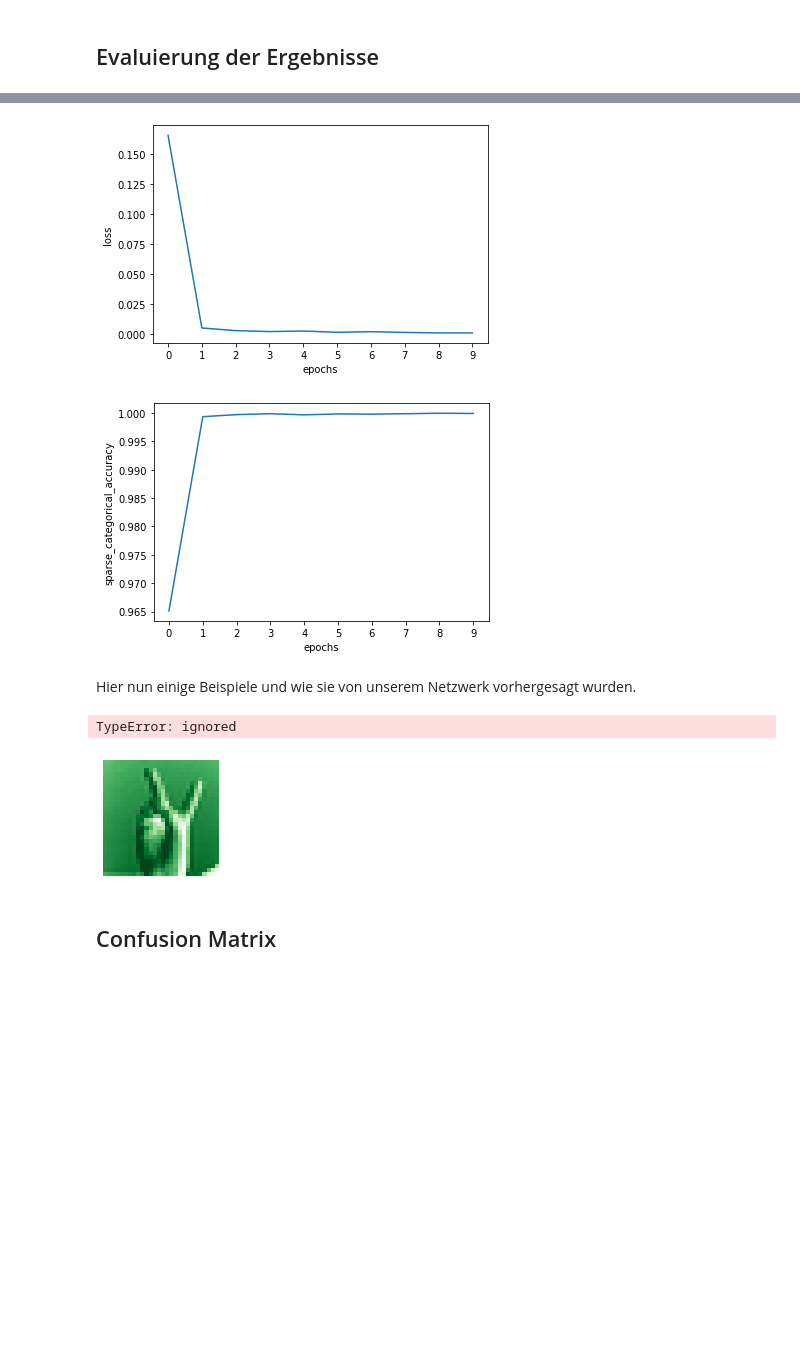
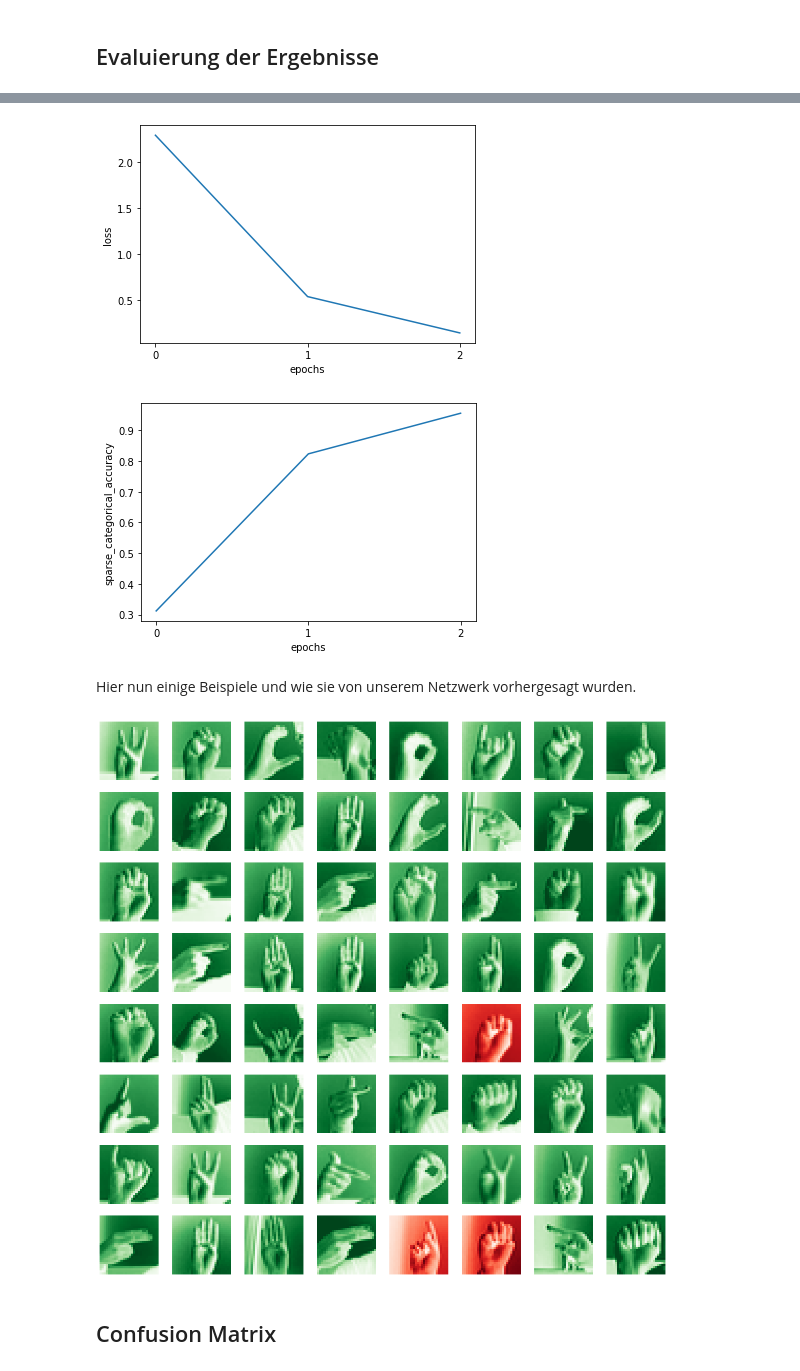
Before and after one commit to mick1203/AKT-Sign-Language-MNIST, a Jupyter notebook: 20201113_akt3_mnist_sign_language_burgstaller_haunschmied_rosenberger.ipynb, the cells around one changed output, grey strips where cells are left out. Saved outputs shown, nothing was run; the diff lists cells and outputs as text; code cells hidden in the pictures; blank space fills up the shorter version.

Commit message:
Rerun notebook to fix GitHub preview

```diff
--- a/20201113_akt3_mnist_sign_language_burgstaller_haunschmied_rosenberger.ipynb
+++ b/20201113_akt3_mnist_sign_language_burgstaller_haunschmied_rosenberger.ipynb
@@ -117,7 +117,9 @@ metrics=[tf.metrics.CategoricalAccuracy()]
 
 Nach längerem Versuchen sind wir auf den Fehler gekommen der uns bei der one-hot Repräsentation zu falschen Ergebnissen gebracht hat. Die Daten hatten Labels die im Bereich von 0 bis 25 waren um die 26 Buchstaben des Alphabets darzustellen. Da es sich bei den Buchstaben J (9) und Buchstaben Z (25) um sich bewegende Handzeichen handelt gibt es für diese Zeichen keine Bilder im Datensatz. Der `LinearBinarizer` sieht nun die vorhandenen Daten und mappt diese auf disjunkte Gruppen. Dadurch entstehen 24 unterschiedliche Klassen und die Confusion-Matrix erhält einen "Knick".
 # %%
-epochs = 10
+# Anzahl der Epochen wurde heruntergesetzt damit Notebook schneller durchläuft.
+# Das abgegebene Netz wurde über 10 Epochen entwickelt.
+epochs = 3
 
 model.compile(
     optimizer=tf.keras.optimizers.Adam(),
@@ -148,31 +154,32 @@ plt.ylabel('loss')
 plt.plot(history.history['loss'])
 plt.title='Loss over Epochs'
 # %% [output]
-[figure, old version]
+[figure, new version]
 # %%
 plt.xlabel('epochs')
 plt.xticks(range(epochs))
 plt.ylabel('sparse_categorical_accuracy')
 plt.plot(history.history['sparse_categorical_accuracy'])
-plt.title='Accuracy over Epochs'
+plt.title = 'Accuracy over Epochs'
 # %% [output]
-[figure, old version]
+[figure, new version]
 # %% [markdown]
 Hier nun einige Beispiele und wie sie von unserem Netzwerk vorhergesagt wurden.
 # %%
-plt.figure(figsize=(20,20))
+import matplotlib.pylab as predictions_plot
+
+predictions_plot.figure(figsize=(20,20))
 samples = np.random.choice(X_test.shape[0], size=(64,))
 for i, si in enumerate(samples):
     pred = np.argmax(model(X_test[si, ...][np.newaxis, ...].astype(np.float32)))
 
-    cmap = plt.cm.Greens if pred == test_labels[si] else plt.cm.Reds
-    plt.subplot(8,8, i+1)
-    plt.imshow(X_test[si, :,:,0], cmap=cmap)
-    plt.axis('off')
-    plt.title("%d/%d" % (pred, test_labels[si]))
+    cmap  = predictions_plot.cm.Greens if pred == test_labels[si] else predictions_plot.cm.Reds
+    predictions_plot.subplot(8,8, i+1)
+    predictions_plot.imshow(X_test[si, :,:,0], cmap=cmap)
+    predictions_plot.axis('off')
+    # predictions_plot.title = "%d/%d" % (pred, test_labels[si]) # showing the title throws an error which we could not solve
 # %% [output]
-TypeError: ignored
-[figure, old version]
+[figure, new version]
 # %% [markdown]
 ## Confusion Matrix
 # %%
```
Also changed, not shown: parts of 4 cells of this notebook.
